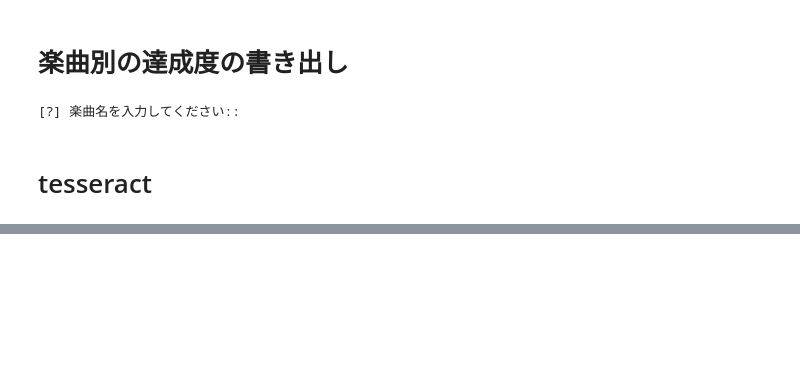
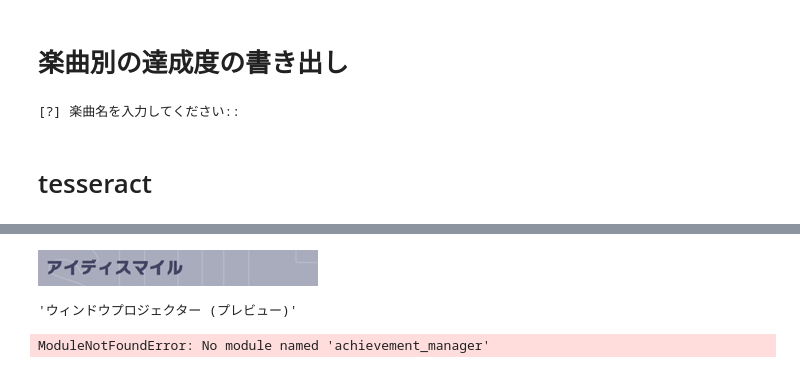
Before and after one commit to honoka-scent/prsktools, a Jupyter notebook: ribbon.ipynb, the cells around one changed output, grey strips where cells are left out. Cells and saved outputs as stored; diff of their text form; code cells hidden in the pictures; blank space fills up the shorter version.

```diff
--- a/ribbon.ipynb
+++ b/ribbon.ipynb
@@ -271,0 +370,16 @@ manual_input(song_names)
+# %%
+image.crop((320, 12, 600, 48))
+# %% [output]
+[figure, added]
+# %%
+windows[0].title
+# %% [output]
+'ウィンドウプロジェクター (プレビュー)'
+# %%
+from prsktools.ocr_input import ocr_input_from_window
+from prsktools.screenshot import screenshot_from_window
+
+
+screenshot = screenshot_from_window("OBS", None, True)
+# %% [output]
+ModuleNotFoundError: No module named 'achievement_manager'
```
Also changed, not shown: parts of 4 cells of this notebook, 6 other files.
